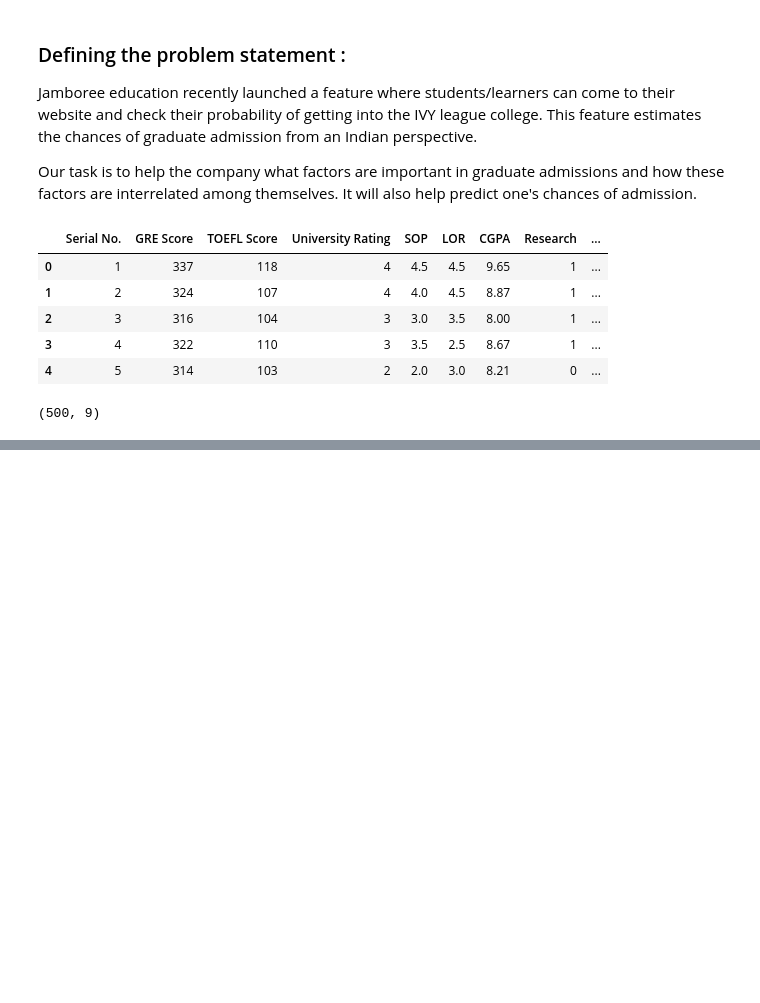
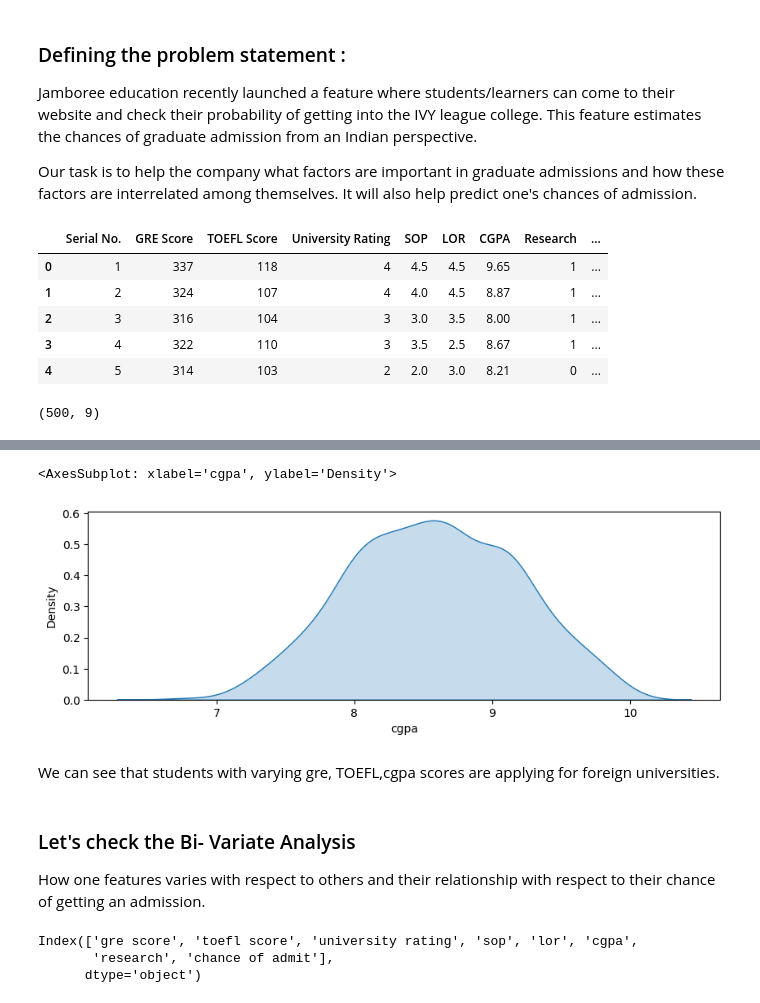
Before and after one commit to mahikshith/Jamboree-Education-classification, a Jupyter notebook: Jamboree.ipynb, the cells around one changed output, grey strips where cells are left out. Cells and saved outputs as stored; diff of their text form; code cells hidden in the pictures; blank space fills up the shorter version.

```diff
--- a/Jamboree.ipynb
+++ b/Jamboree.ipynb
@@ -30,0 +167,18 @@ df.shape
+# %%
+plt.figure(figsize=(10,3))
+sns.kdeplot(x=df["cgpa"],shade=True)
+# %% [output]
+<AxesSubplot: xlabel='cgpa', ylabel='Density'>
+[figure, added]
+# %% [markdown]
+We can see that students with varying gre, TOEFL,cgpa scores are applying for foreign universities.
+# %% [markdown]
+### Let's check the Bi- Variate Analysis
+
+How one features varies with respect to others and their relationship with respect to their chance of getting an admission.
+# %%
+df.columns
+# %% [output]
+Index(['gre score', 'toefl score', 'university rating', 'sop', 'lor', 'cgpa',
+       'research', 'chance of admit'],
+      dtype='object')
```
Also changed, not shown: parts of 31 cells of this notebook.
